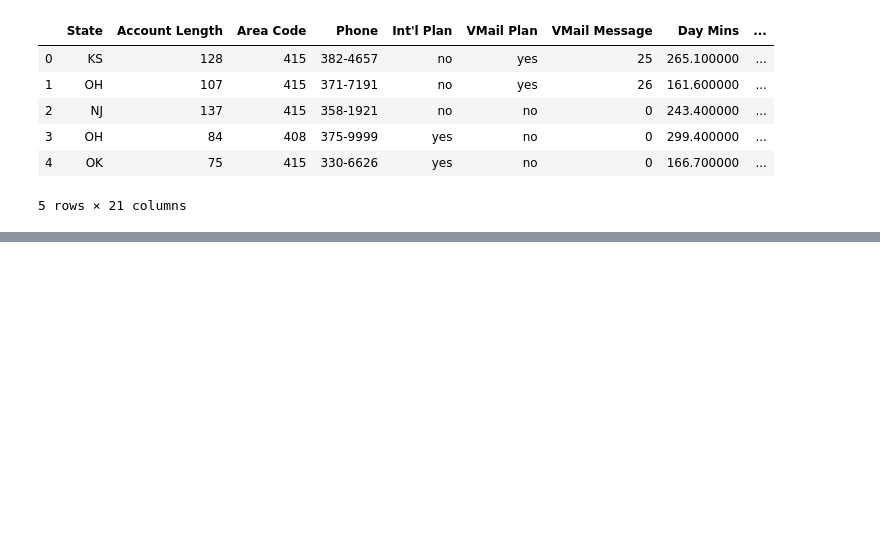
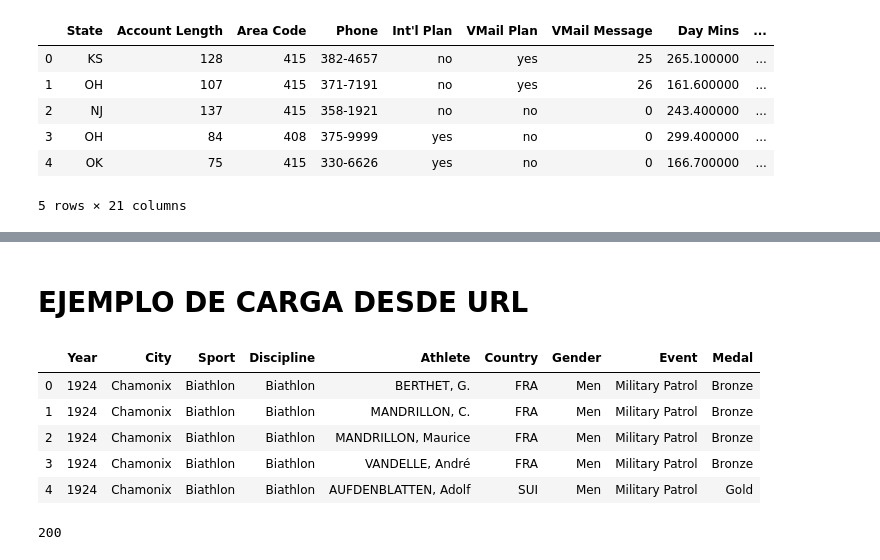
Before and after one commit to joanby/python-ml-course, a Jupyter notebook: notebooks/notebooks rgomez/T1-1 DATA CLEANING.ipynb, the cells around one changed output, grey strips where cells are left out. Cells and saved outputs as stored; diff of their text form; code cells hidden in the pictures; blank space fills up the shorter version.

```diff
--- a/notebooks/notebooks rgomez/T1-1 DATA CLEANING.ipynb
+++ b/notebooks/notebooks rgomez/T1-1 DATA CLEANING.ipynb
@@ -118,0 +200,16 @@ df3.head()
+# %% [markdown]
+# EJEMPLO DE CARGA DESDE URL
+# %%
+medals_url = "https://mega.nz/#!9tYU0IiK!zeyhKT3o-N7MotIGwdvKV8ANKBrzq1FQKZaT3xcAB58"
+medals = mainPath + "/" + "olympic-games/winter.csv"
+# %%
+medals_data = pd.read_csv(medals)
+# %%
+medals_data.head()
+# %% [output]
+|  | Year | City | Sport | Discipline | Athlete | Country | Gender | Event | Medal |
+| 0 | 1924 | Chamonix | Biathlon | Biathlon | BERTHET, G. | FRA | Men | Military Patrol | Bronze |
+| 1 | 1924 | Chamonix | Biathlon | Biathlon | MANDRILLON, C. | FRA | Men | Military Patrol | Bronze |
+| 2 | 1924 | Chamonix | Biathlon | Biathlon | MANDRILLON, Maurice | FRA | Men | Military Patrol | Bronze |
+| 3 | 1924 | Chamonix | Biathlon | Biathlon | VANDELLE, André | FRA | Men | Military Patrol | Bronze |
+| 4 | 1924 | Chamonix | Biathlon | Biathlon | AUFDENBLATTEN, Adolf | SUI | Men | Military Patrol | Gold |
@@ -118,0 +223,4 @@ df3.head()
+# %%
+r.status
+# %% [output]
+200
```
Also changed, not shown: parts of 29 cells of this notebook, 13 other files.
